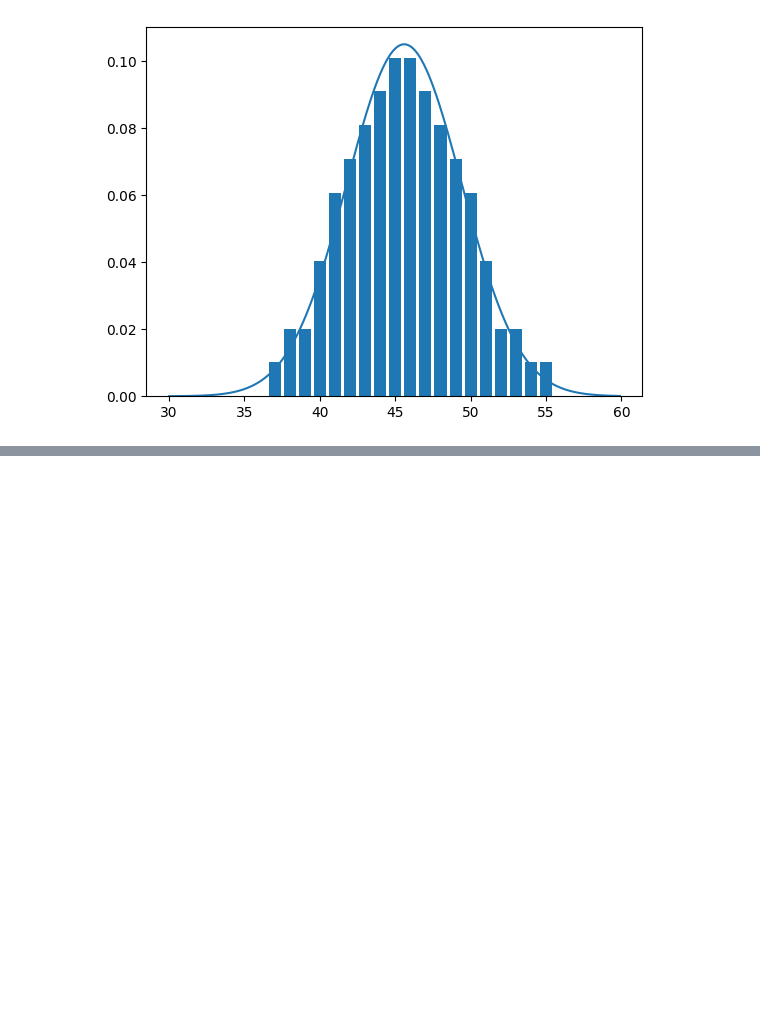
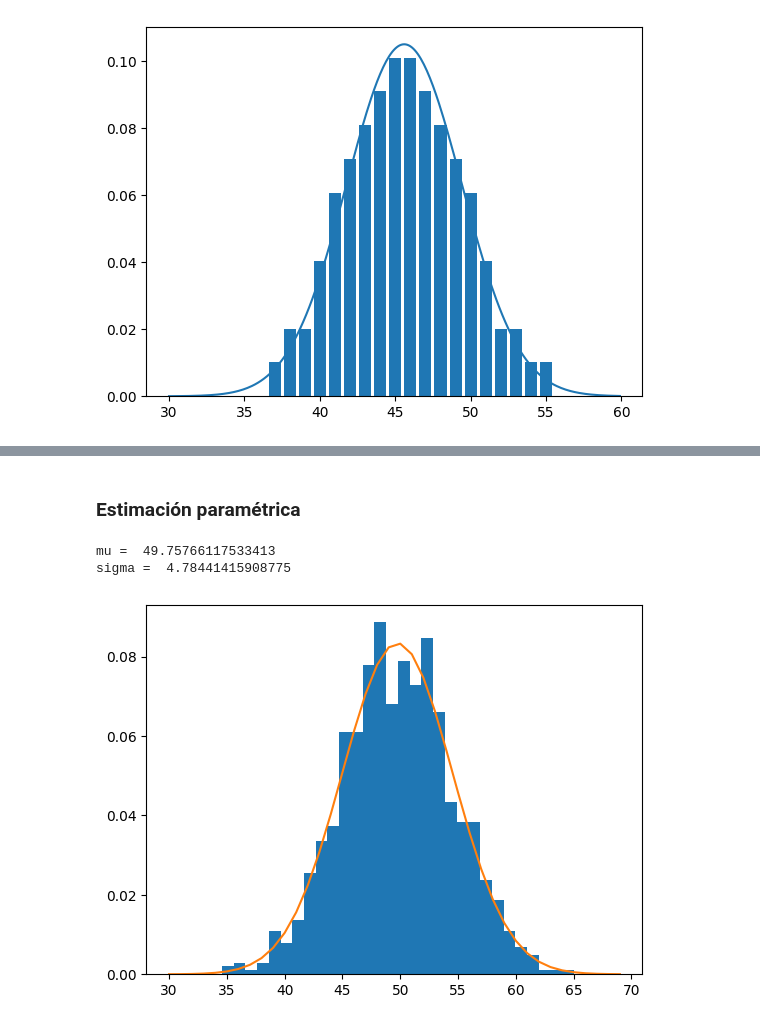
Before and after one commit to jadiazm/Probability_and_Statistics, a Jupyter notebook: Binomial.ipynb, the cells around one changed output, grey strips where cells are left out. Drawn from its saved outputs; the diff is of its cells as text; code cells hidden in the pictures; blank space fills up the shorter version.

```diff
--- a/Binomial.ipynb
+++ b/Binomial.ipynb
@@ -130,0 +140,21 @@ plt.show()
+# %% [markdown]
+### Estimación paramétrica
+# %%
+sample = normal(loc=50, scale=5, size=1000) # mu = 50, sigma = 5
+plt.hist(sample, bins=30, density=True)
+
+mu = sample.mean()
+sigma = sample.std()
+
+values = [value for value in range(30, 70)]
+dist = norm(mu, sigma)
+probabilities = [dist.pdf(value) for value in values]
+plt.plot(values, probabilities)
+
+print("mu = ", mu)
+print("sigma = ", sigma)
+plt.show()
+# %% [output]
+mu =  49.75766117533413
+sigma =  4.78441415908775
+[figure, added]
```
Also changed, not shown: parts of 6 cells of this notebook, 1 other file.
